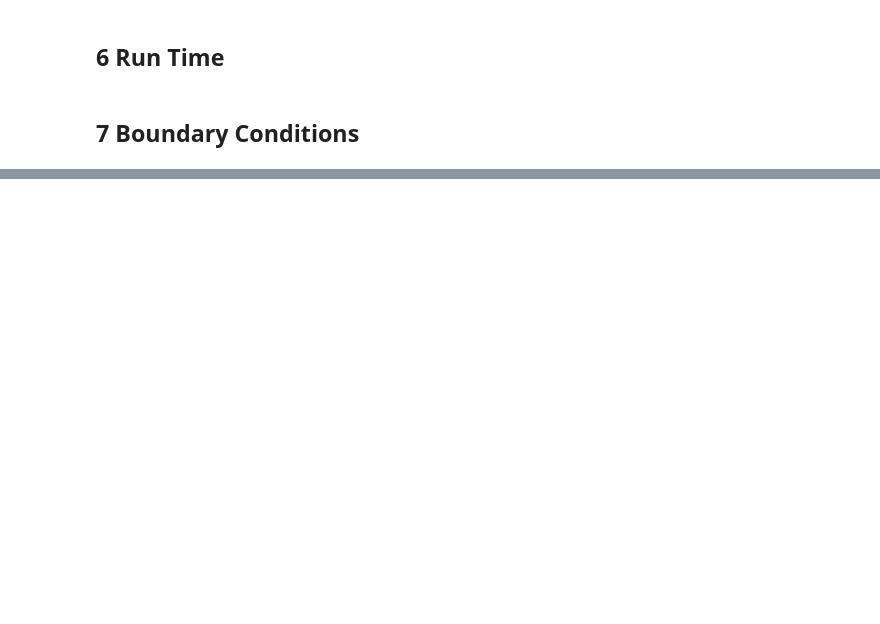
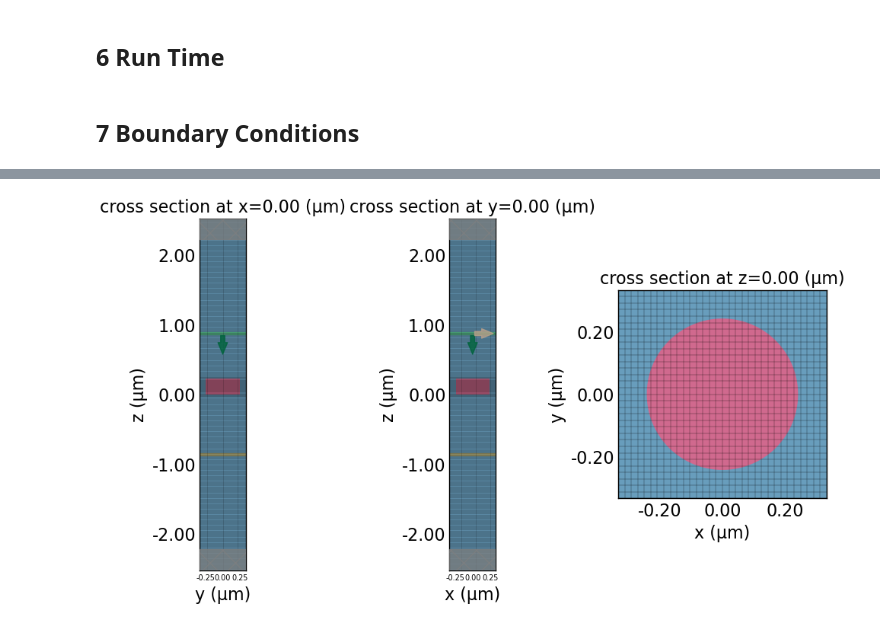
Before and after one commit to yankunm/NLO, a Jupyter notebook: huygens.ipynb, the cells around one changed output, grey strips where cells are left out. Cells and saved outputs as stored; diff of their text form; code cells hidden in the pictures; blank space fills up the shorter version.

```diff
--- a/huygens.ipynb
+++ b/huygens.ipynb
@@ -162 +307,9 @@ plt.savefig('huygens_structure.png', dpi=300)
+# %%
+sims = simulation_helper(
+    background=[polymer],
+    monitors=[field_monitor],
+    run_time=run_time_long
+)
+# %% [output]
+[figure, added]
 # %%
```
Also changed, not shown: parts of 59 cells of this notebook, 47 other files.
